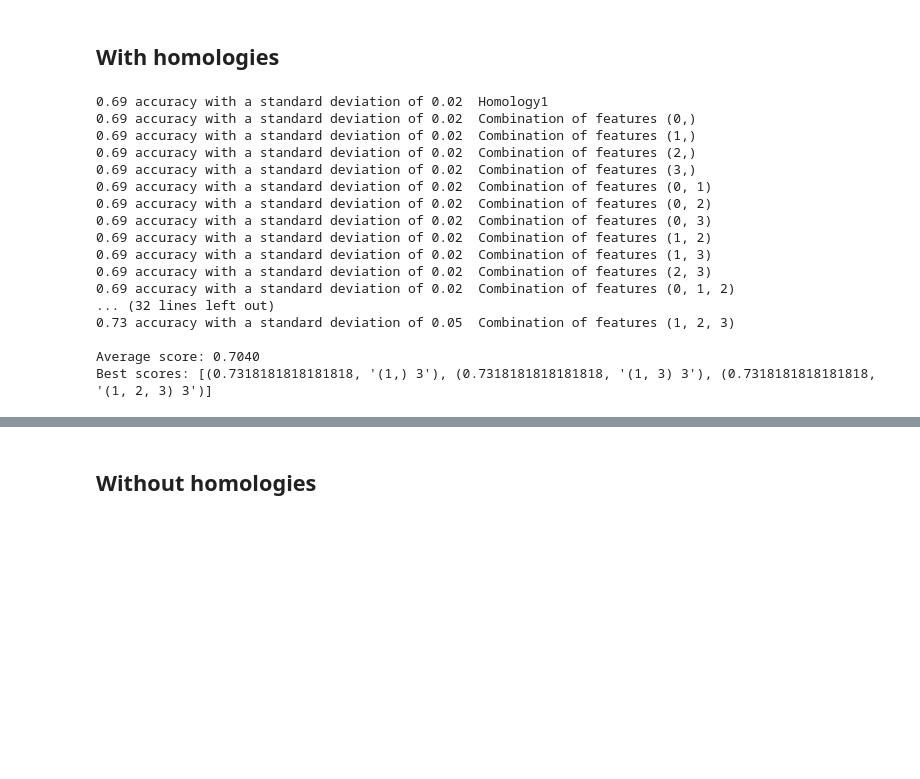
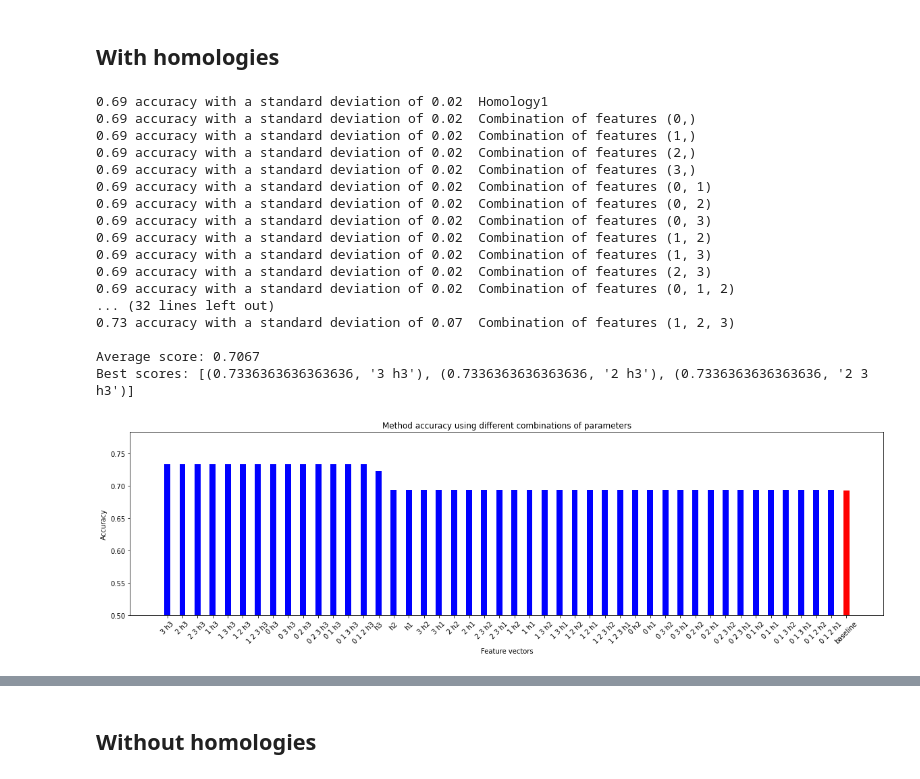
Before and after one commit to gal9/ina-project, a Jupyter notebook: experiment.ipynb, the cells around one changed output, grey strips where cells are left out. Drawn from its saved outputs; the diff is of its cells as text; code cells hidden in the pictures; blank space fills up the shorter version.

Commit message:
result visualization

```diff
--- a/experiment.ipynb
+++ b/experiment.ipynb
@@ -59,8 +63,8 @@ def label_groups(files, k):
 
 files = ['tablesPly','chairsPly', 'octopusPly', 'spidersPly']
 labels = label_groups(files, 3)
-# print(labels)
-print("Majority classifier accuracy: %.3f" % (1 - sum(labels)/len(labels)))
+majority_classifier = (1 - sum(labels)/len(labels))
+print("Majority class classifier accuracy: %.3f" % majority_classifier)
 
 pcd = [o3d.io.read_point_cloud(file) for file in ply_files]
 pcd = [np.asarray(pc.points) for pc in pcd]
@@ -157,7 +161,9 @@ for homology_idx in range(3):
 
     # TODO add train and test
     scores = cross_val_score(clf, final_fvs, labels, cv=10)
-    best_scores.append((scores.mean(), "Homology"+str(homology_idx+1)))
+    y_pred = cross_val_predict(clf, final_fvs, labels, cv=10)
+    conf_mat = confusion_matrix(labels, y_pred)
+    best_scores.append((scores.mean(), "h"+str(homology_idx+1), conf_mat))
     print("%0.2f accuracy with a standard deviation of %0.2f  %s" % (scores.mean(), scores.std(), "Homology"+str(homology_idx+1)))
 
     for number_of_additional_features in range(1,4):
@@ -177,14 +183,16 @@ for homology_idx in range(3):
 
             # TODO add train and test
             scores = cross_val_score(clf, final_fvs, labels, cv=10)
-            best_scores.append((scores.mean(), str(combination) + " " + str(homology_idx+1)))
+            y_pred = cross_val_predict(clf, final_fvs, labels, cv=10)
+            conf_mat = confusion_matrix(labels, y_pred)
+            best_scores.append((scores.mean(), ''.join([str(x)+" " for x in combination]) + "h" + str(homology_idx+1), conf_mat))
             print("%0.2f accuracy with a standard deviation of %0.2f  %s" % (scores.mean(), scores.std(), "Combination of features "+str(combination)))
 
             # print(final_fvs)
 
 best_scores.sort(reverse=True)
-print("\nAverage score: %0.4f" % (sum([x for x, s in best_scores]) / len(best_scores)))
-print("Best scores:", best_scores[:3])
+print("\nAverage score: %0.4f" % (sum([x for x, s, cm in best_scores]) / len(best_scores)))
+print("Best scores:", [x[:2] for x in best_scores[:3]])
 # %% [output]
 0.69 accuracy with a standard deviation of 0.02  Homology1
 0.69 accuracy with a standard deviation of 0.02  Combination of features (0,)
@@ -199,7 +207,23 @@ print("Best scores:", best_scores[:3])
 0.69 accuracy with a standard deviation of 0.02  Combination of features (2, 3)
 0.69 accuracy with a standard deviation of 0.02  Combination of features (0, 1, 2)
 ... (32 lines left out)
-0.73 accuracy with a standard deviation of 0.05  Combination of features (1, 2, 3)
+0.73 accuracy with a standard deviation of 0.07  Combination of features (1, 2, 3)
 
-Average score: 0.7040
-Best scores: [(0.7318181818181818, '(1,) 3'), (0.7318181818181818, '(1, 3) 3'), (0.7318181818181818, '(1, 2, 3) 3')]
+Average score: 0.7067
+Best scores: [(0.7336363636363636, '3 h3'), (0.7336363636363636, '2 h3'), (0.7336363636363636, '2 3 h3')]
+# %%
+import numpy as np
+import matplotlib.pyplot as plt
+
+data = [(score, comb) for score, comb, cm in best_scores if score >= majority_classifier]
+fig = plt.figure(figsize = (20, 5))
+plt.bar([x[1] for x in data], [x[0] for x in data], color ='blue', width = 0.4)
+plt.bar("baseline", majority_classifier, color ='red', width = 0.4)
+plt.ylim(0.5, best_scores[0][0] + 0.05)
+plt.xticks(rotation = 45)
+plt.xlabel("Feature vectors")
+plt.ylabel("Accuracy")
+plt.title("Method accuracy using different combinations of parameters")
+plt.show()
+# %% [output]
+[figure, added]
```
Also changed, not shown: parts of 7 cells of this notebook.
